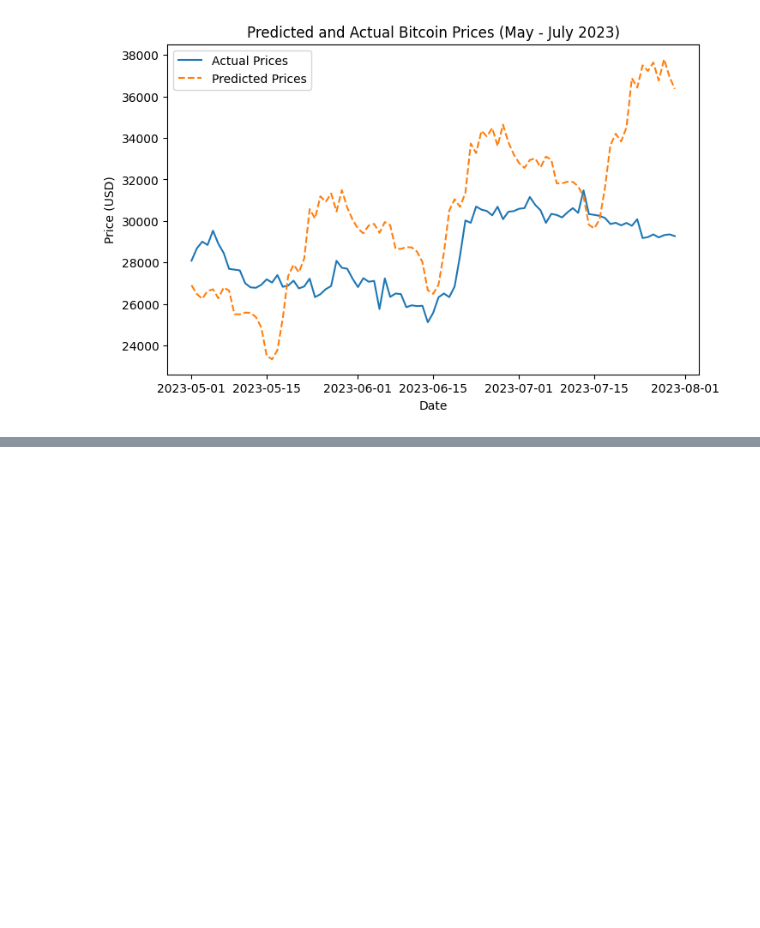
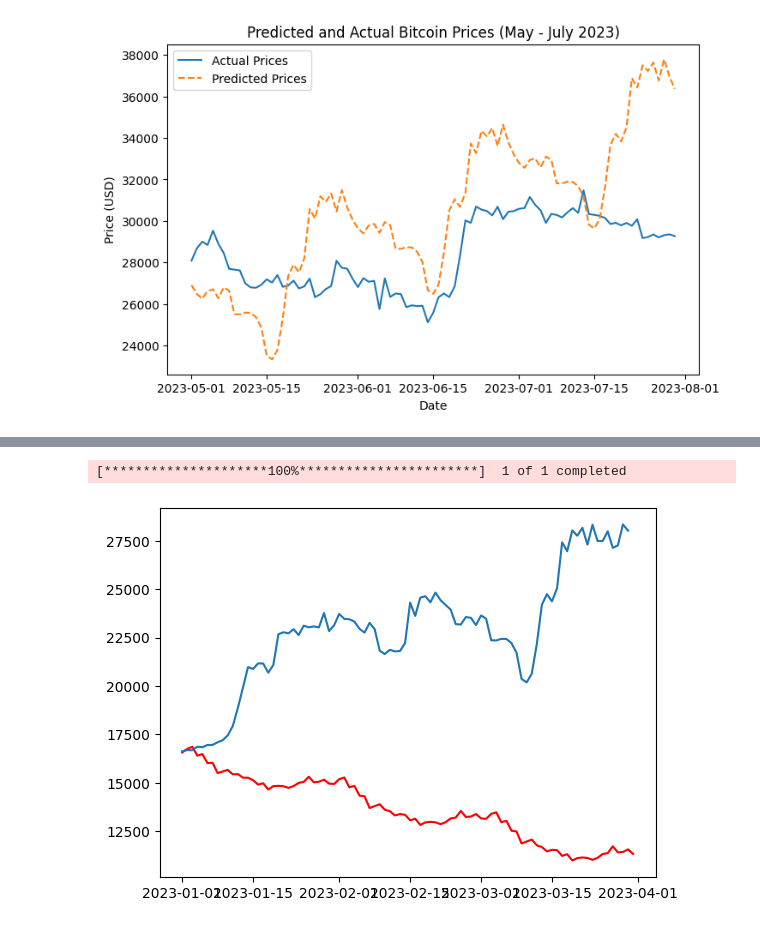
Before and after one commit to cynarski/crypto_predict, a Jupyter notebook: models/cos.ipynb, the cells around one changed output, grey strips where cells are left out. Saved outputs shown, nothing was run; the diff lists cells and outputs as text; code cells hidden in the pictures; blank space fills up the shorter version.

```diff
--- a/models/cos.ipynb
+++ b/models/cos.ipynb
@@ -156,0 +287,9 @@ Test RMSE: 3532.026
+# %%
+crypto_symbol = 'BTC-USD'  # Symbol dla Bitcoina
+data = yf.download(crypto_symbol, start='2023-01-01', end='2023-03-31', interval='1d')
+plt.plot(forecast_series, label='Prognoza (30 dni)', color='red')
+plt.plot(data['Close'], label='Historyczne dane')
+plt.show()
+# %% [output]
+[*********************100%***********************]  1 of 1 completed
+[figure, added]
```
Also changed, not shown: parts of 3 cells of this notebook.
